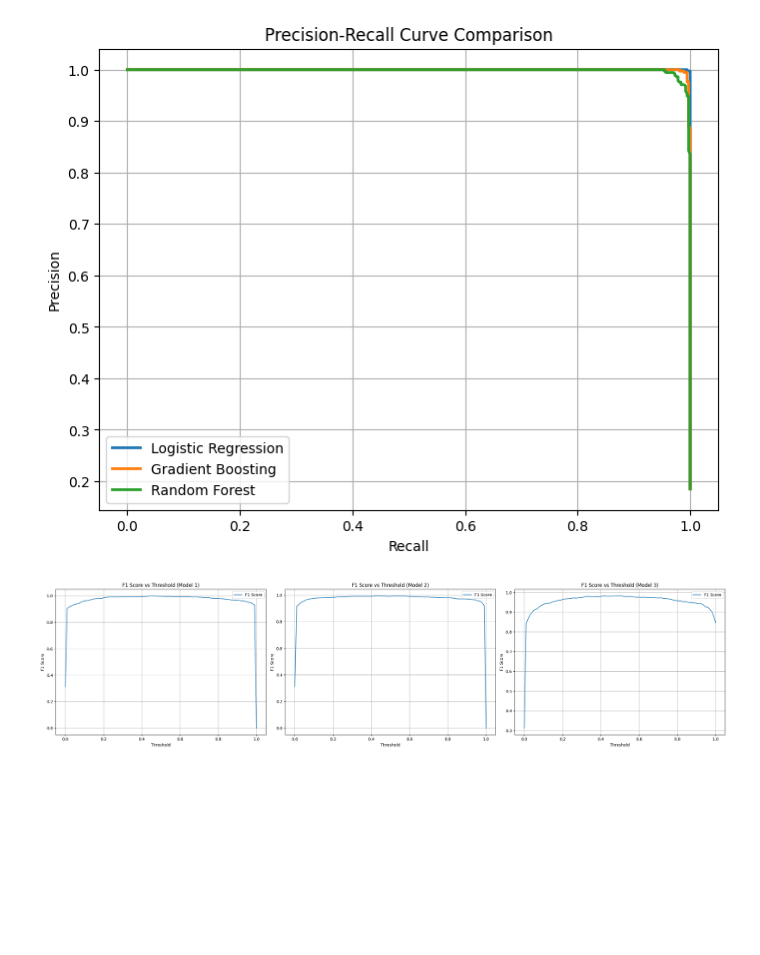
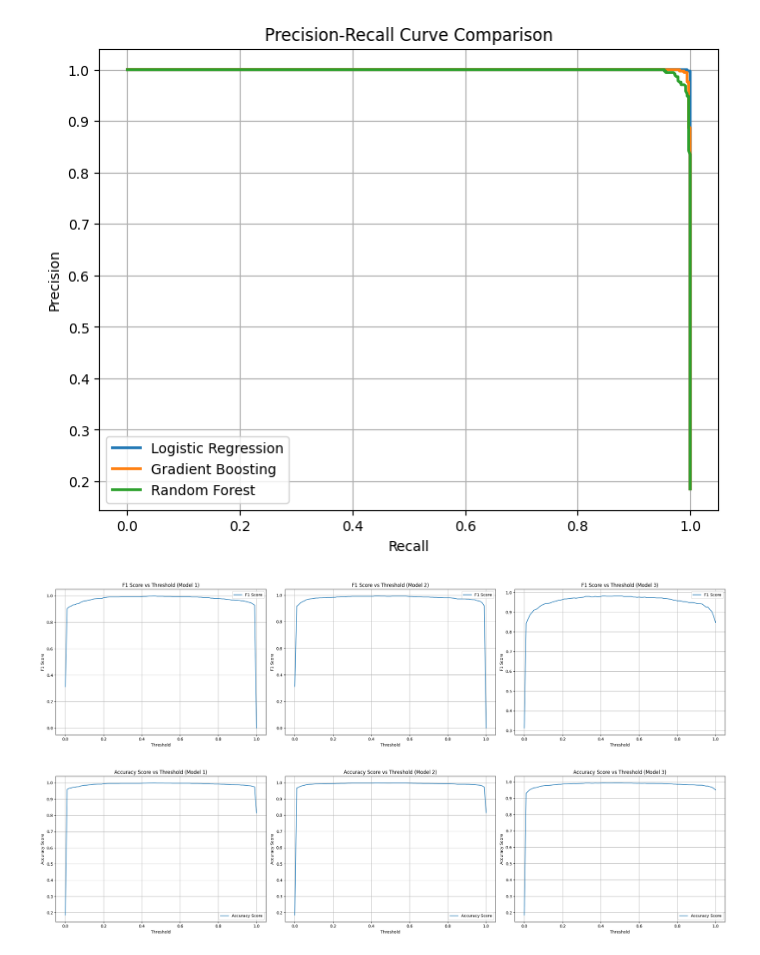
Before and after one commit to raz0208/Advance-Quantitative-Research-Project, a Jupyter notebook: Task3/Credit_Risk_Analysis_and_Modeling_PD_and_EL_Prediction.ipynb, the cells around one changed output. Cells and saved outputs as stored; diff of their text form; code cells hidden in the pictures; blank space fills up the shorter version.

```diff
--- a/Task3/Credit_Risk_Analysis_and_Modeling_PD_and_EL_Prediction.ipynb
+++ b/Task3/Credit_Risk_Analysis_and_Modeling_PD_and_EL_Prediction.ipynb
@@ -557,3 +558,31 @@ plt.tight_layout()
 plt.show()
 # %% [output]
 [figure]
+# %%
+## Accuracy Sccore vs Threshold
+
+# Function to Calcuate Accuracy Score vs Threshold
+def accuracy_vs_threshold(y_true, probs, thresholds):
+    accuracies = []
+    for t in thresholds:
+        preds = (probs >= t).astype(int)
+        accuracies.append(accuracy_score(y_true, preds))
+    return np.array(accuracies)
+
+lr_accuracy_scores  = accuracy_vs_threshold(y_test, lr_probs, thresholds)
+gbm_accuracy_scores = accuracy_vs_threshold(y_test, gbm_probs, thresholds)
+rf_accurcay_scores  = accuracy_vs_threshold(y_test, rf_probs, thresholds)
+
+# Plot Accuracy Sccore vs Threshold
+fig, axes = plt.subplots(1, 3, figsize=(24, 6))
+for i, accuracy_scores in enumerate([lr_accuracy_scores, gbm_accuracy_scores, rf_accurcay_scores]):
+    axes[i].plot(thresholds, accuracy_scores, label='Accuracy Score')
+    axes[i].set_xlabel('Threshold')
+    axes[i].set_ylabel('Accuracy Score')
+    axes[i].set_title(f'Accuracy Score vs Threshold (Model {i+1})')
+    axes[i].legend()
+    axes[i].grid(True)
+plt.tight_layout()
+plt.show()
+# %% [output]
+[figure, added]
```
Also changed, not shown: parts of 1 cell of this notebook.
